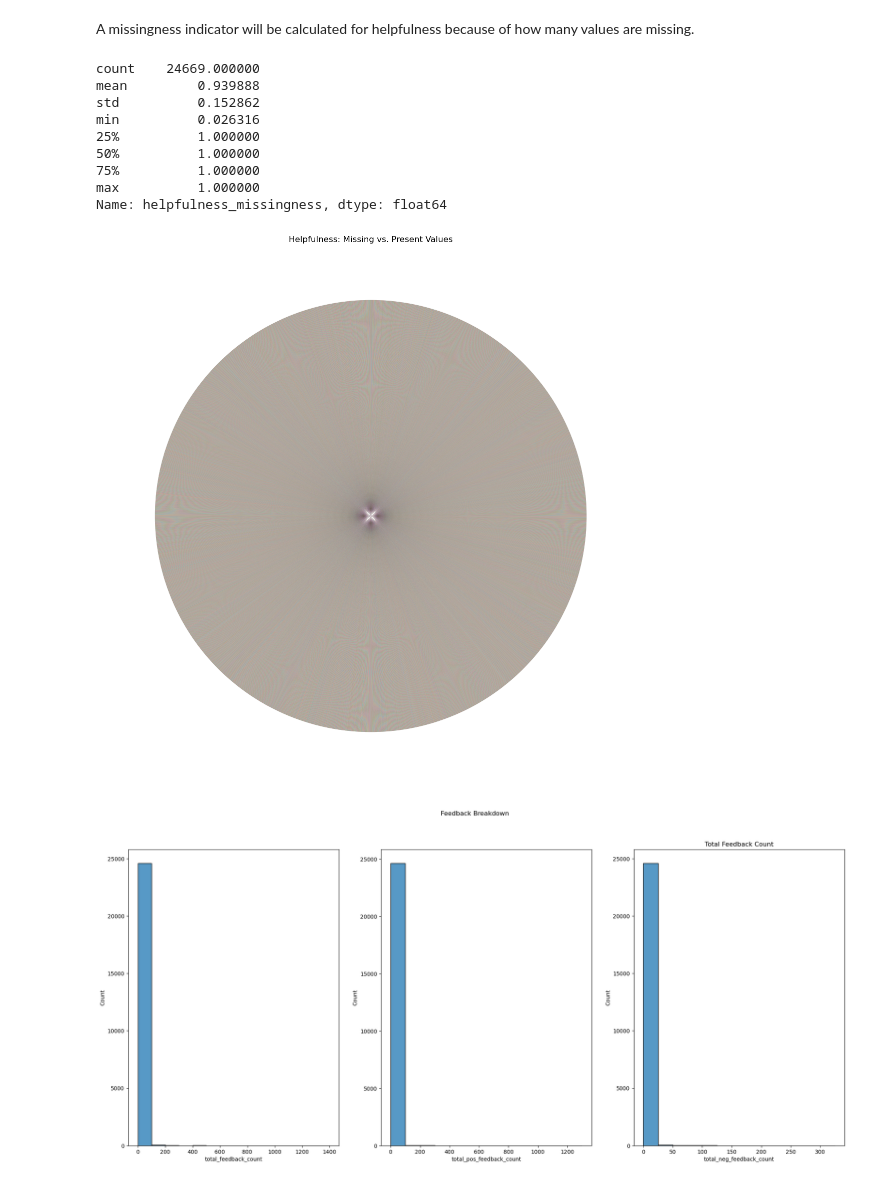
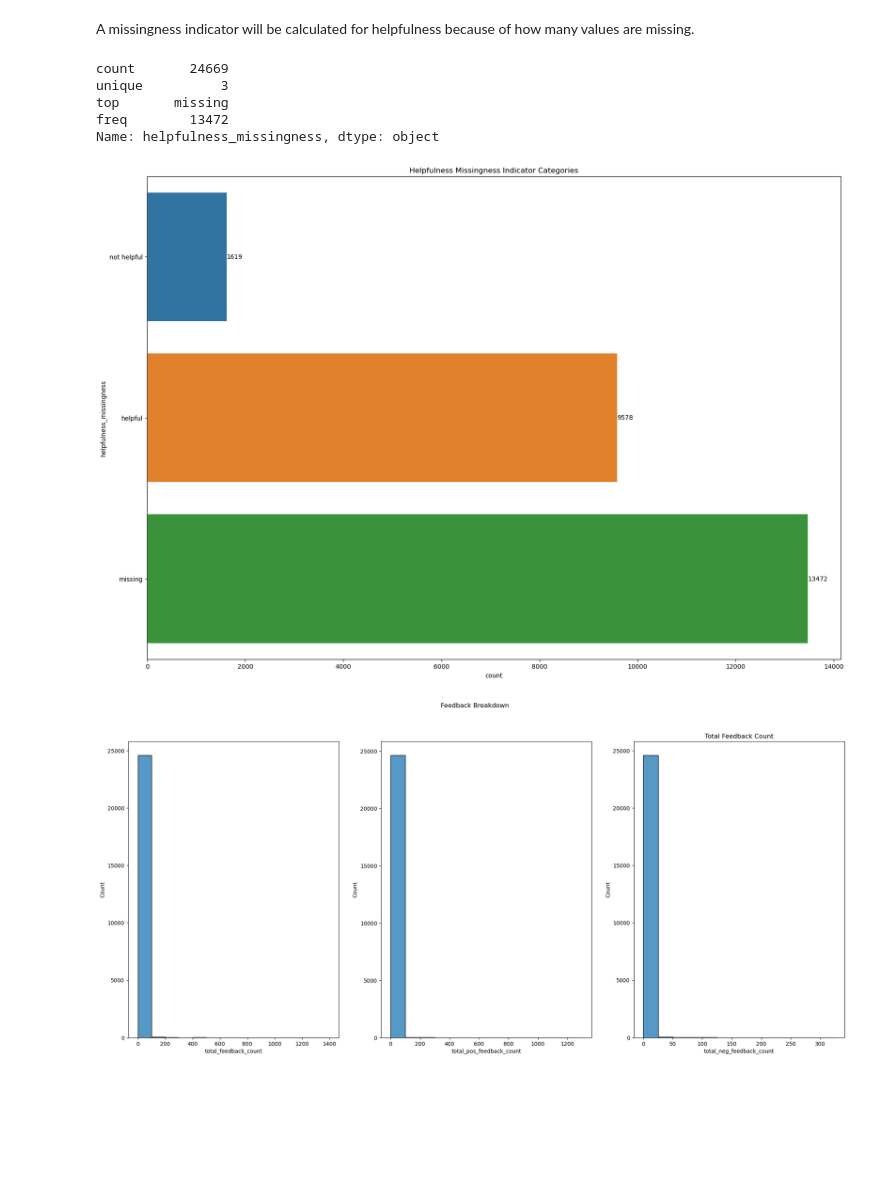
Before and after one commit to lammypi/Text, a Jupyter notebook: regression-from-scikit-llm.ipynb, the cells around one changed output. Drawn from its saved outputs; the diff is of its cells as text; code cells hidden in the pictures; blank space fills up the shorter version.

Commit message:
Kaggle Notebook | Regression from Scikit LLM | Version 3

```diff
--- a/regression-from-scikit-llm.ipynb
+++ b/regression-from-scikit-llm.ipynb
@@ -181,41 +182,46 @@ print(f'There are {df2.helpfulness.isna().sum()} missing values within helpfulne
 There are 13472 missing values within helpfulness.
 # %% [markdown]
 A missingness indicator will be calculated for helpfulness because of how many values are missing.
-# %%
-# Helpfulness missingness indicator
-df2['helpfulness_missingness'] = df2['helpfulness'] # Copy
-
-# Do replacements - NaN with 0
-df2['helpfulness_missingness'].fillna(0, inplace=True)
-df2['helpfulness_missingness'].replace(np.where(df2.helpfulness.notna()), 1, inplace=True)
-
-# Check
-df2.helpfulness_missingness.describe()
-# %% [output]
-count    24669.000000
-mean         0.939888
-std          0.152862
-min          0.026316
-25%          1.000000
-50%          1.000000
-75%          1.000000
-max          1.000000
-Name: helpfulness_missingness, dtype: float64
+# %%
+# Collector
+helpfulness_missingness = []
+
+# Iterate
+for h in range(0, len(df2.helpfulness)):
+    if math.isnan(df2.helpfulness[h]):
+        helpfulness_missingness.append('missing')
+    elif df2.helpfulness[h] < 0.5:
+        helpfulness_missingness.append('not helpful')
+    elif df2.helpfulness[h] >= 0.5:
+        helpfulness_missingness.append('helpful')
+
+# Helpfulness missingness indicator
+df2['helpfulness_missingness'] = helpfulness_missingness
+
+# Check
+df2.helpfulness_missingness.describe()
+# %% [output]
+count       24669
+unique          3
+top       missing
+freq        13472
+Name: helpfulness_missingness, dtype: object
 # %%
-# Show helpfulness missingness indicator categories
+# Visualization
 # Size
-plt.figure(figsize=(20,14))
+plt.figure(figsize=(20, 14))
 
-# Pie chart
-plt.pie('helpfulness_missingness', data=df2)
+# Countplot - Pie chart made the notebook hang
+help_miss_plt = sns.countplot(y='helpfulness_missingness', data=df2)
+help_miss_plt.bar_label(help_miss_plt.containers[0]) # Annotations
 
 # Title
-plt.title('Helpfulness: Missing vs. Present Values')
+plt.title('Helpfulness Missingness Indicator Categories')
 
 # Show
 plt.show()
 # %% [output]
-[figure, old version]
+[figure, new version]
 # %%
 # Total feedback count, total positive feedback, total negative feedback
 # Build subplots
```
Also changed, not shown: parts of 4 cells of this notebook.
